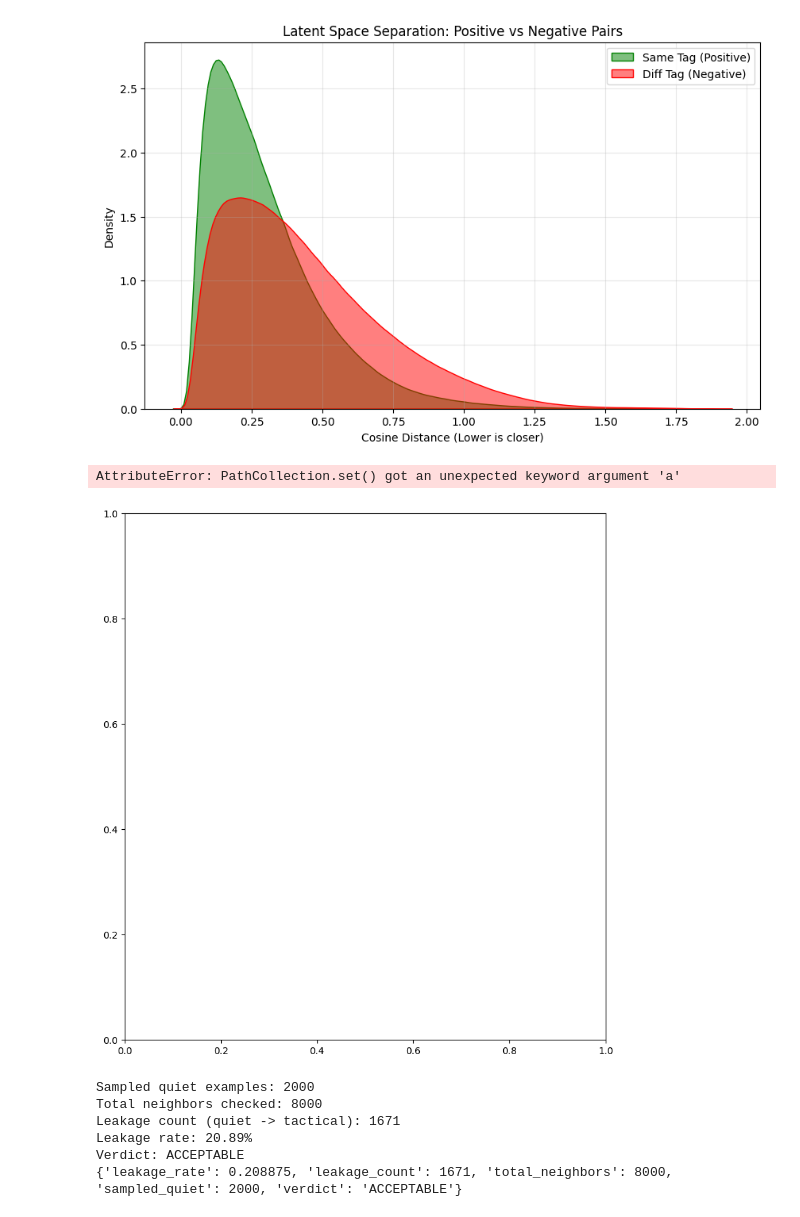
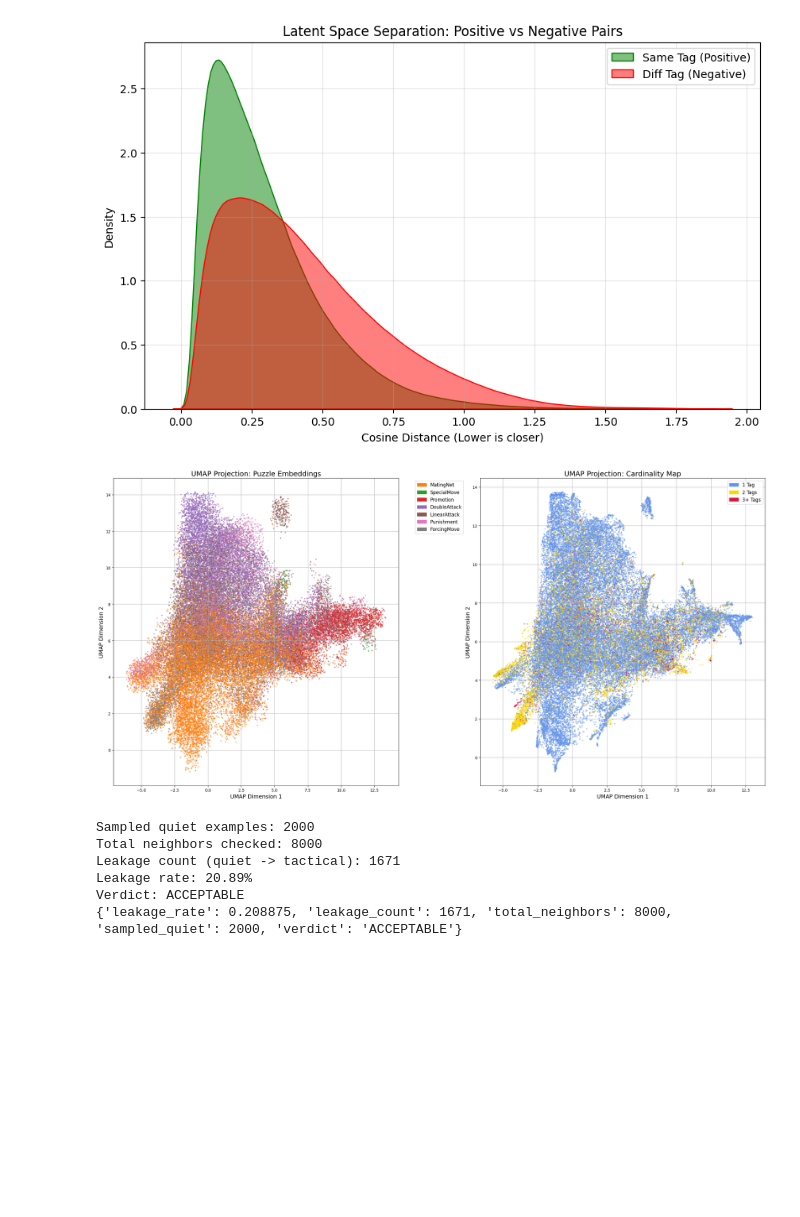
Before and after one commit to Eli-Shattuck/CSE5825_BML, a Jupyter notebook: notebooks/analysis_embedding.ipynb, the cells around one changed output. Cells and saved outputs as stored; diff of their text form; code cells hidden in the pictures; blank space fills up the shorter version.

```diff
--- a/notebooks/analysis_embedding.ipynb
+++ b/notebooks/analysis_embedding.ipynb
@@ -166,9 +179,9 @@ umap_model = UMAP(n_components=2, metric='cosine')
 embeddings_2d = umap_model.fit_transform(embeddings[test_puzzle_idx])
 # %%
 # Define adjustable sample size
-max_sample_size = 10000  # Adjustable variable for sampling size
+max_sample_size = 50000  # Adjustable variable for sampling size
 
-plt.figure(figsize=(20, 10))
+plt.figure(figsize=(24, 12))  # Increased figure size for better readability
 
 # Ensure quiet_mask matches embeddings_2d length
 aligned_labels = test_labels[test_puzzle_idx]
@@ -216,6 +229,7 @@ ax1.scatter(
     embeddings_2d[tactical_rows[sampled_indices], 1] + jitter_y[sampled_indices],
     c=point_rgba[sampled_indices],
     s=10,
+    alpha=0.7,
     edgecolors="none",
 )
 
@@ -225,10 +239,10 @@ from matplotlib.patches import Patch
 handles = [Patch(color=col) for col in color_map]
 labels = [TAG_NAMES[int(c)] for c in unique_classes]
 
-ax1.legend(handles=handles, labels=labels, bbox_to_anchor=(1.05, 1), loc='upper left', fontsize='small')
-ax1.set_title('UMAP Projection: Labels')
-ax1.set_xlabel('UMAP Dimension 1')
-ax1.set_ylabel('UMAP Dimension 2')
+ax1.legend(handles=handles, labels=labels, bbox_to_anchor=(1.05, 1), loc='upper left', fontsize='large')  # Increased font size
+ax1.set_title('UMAP Projection: Puzzle Embeddings', fontsize=18)  # Increased title font size
+ax1.set_xlabel('UMAP Dimension 1', fontsize=14)
+ax1.set_ylabel('UMAP Dimension 2', fontsize=14)
 ax1.grid(True)
 
 # === PLOT B: Complexity Map (Cardinality) ===
@@ -238,40 +252,40 @@ tag_counts_capped = np.clip(tag_counts, 1, 3).astype(int)
 
 palette = np.array([
     mcolors.to_rgb("#A0A0A0"),  # 0
     mcolors.to_rgb("cornflowerblue"),  # 1
     mcolors.to_rgb("gold"),  # 2
     mcolors.to_rgb("crimson"),  # 3
 ])
 
 c_rgb = palette[tag_counts_capped]
 c_rgba = np.column_stack((c_rgb, np.ones(len(tag_counts))))
 
 # Limit the number of points displayed for clarity
 sample_size = min(max_sample_size, len(embeddings_2d))
 sampled_indices = np.random.choice(len(embeddings_2d), sample_size, replace=False)
 ax2.scatter(
     embeddings_2d[sampled_indices, 0],
     embeddings_2d[sampled_indices, 1],
     c=c_rgba[sampled_indices],
-    s=10,
+    s=5,
+    alpha=0.5,
 )
 
 handles = [
     Patch(color="cornflowerblue", label="1 Tag"),
     Patch(color="gold", label="2 Tags"),
     Patch(color="crimson", label="3+ Tags"),
 ]
-ax2.legend(handles=handles)
-ax2.set_title('UMAP Projection: Cardinality Map')
-ax2.set_xlabel('UMAP Dimension 1')
-ax2.set_ylabel('UMAP Dimension 2')
+ax2.legend(handles=handles, fontsize='large')  # Increased font size
+ax2.set_title('UMAP Projection: Cardinality Map', fontsize=18)  # Increased title font size
+ax2.set_xlabel('UMAP Dimension 1', fontsize=14)
+ax2.set_ylabel('UMAP Dimension 2', fontsize=14)
 ax2.grid(True)
 
 plt.tight_layout()
 plt.show()
 # %% [output]
-AttributeError: PathCollection.set() got an unexpected keyword argument 'a'
-[figure, old version]
+[figure, new version]
 # %%
 # Notebook-friendly quiet leakage checker
 # Accepts embeddings and multi-hot labels (no file IO)
```
Also changed, not shown: parts of 2 cells of this notebook, 7 other files.
